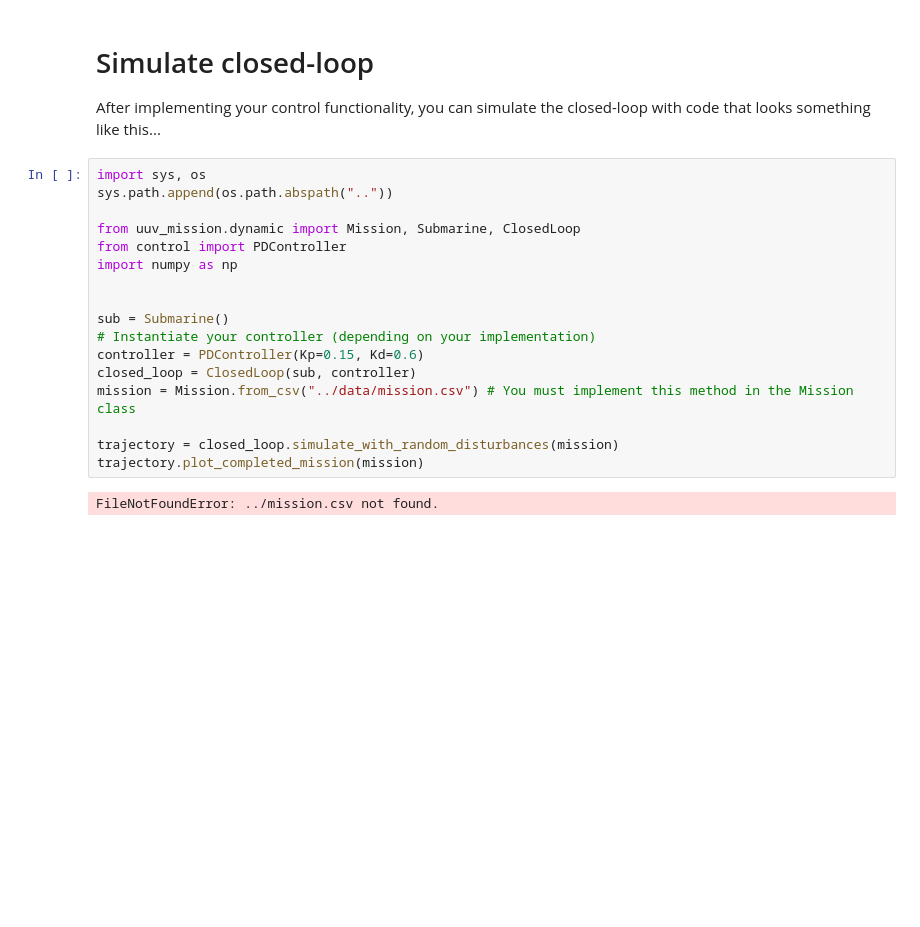
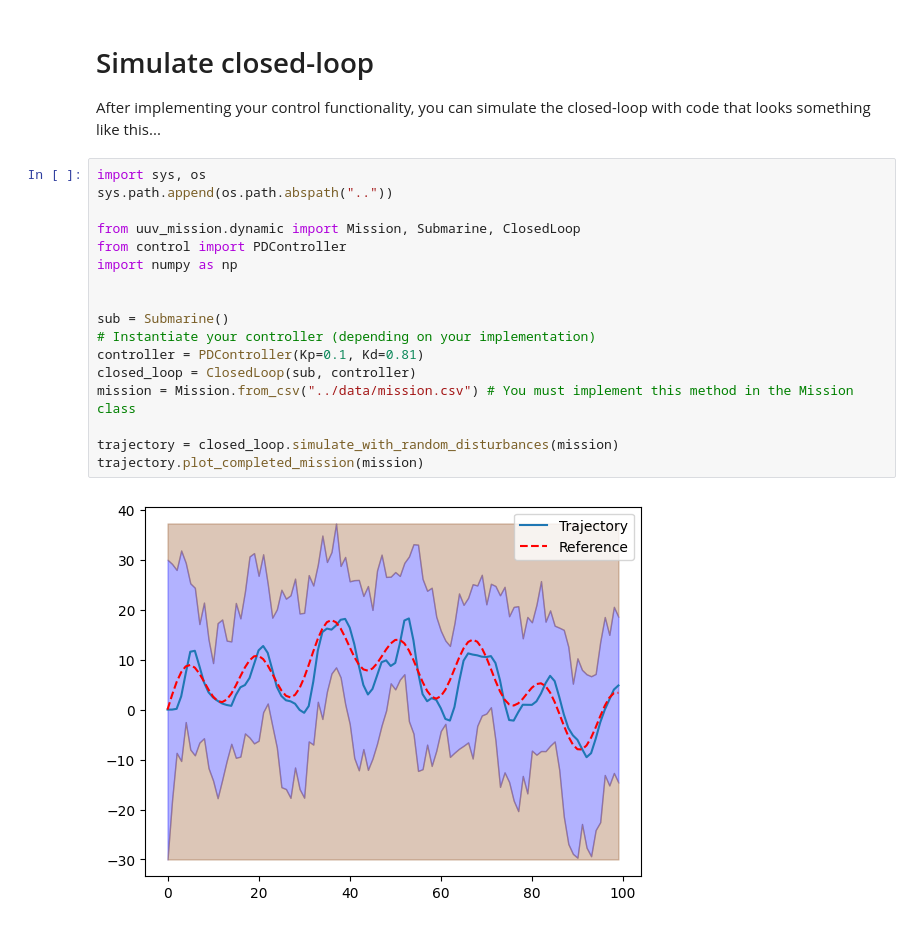
Before and after one commit to TommyBromage/b1-coding-practical-mt24, a Jupyter notebook: notebooks/demo.ipynb, the cells around one changed output. Drawn from its saved outputs; the diff is of its cells as text; blank space fills up the shorter version.

```diff
--- a/notebooks/demo.ipynb
+++ b/notebooks/demo.ipynb
@@ -12,19 +12,19 @@ After implementing your control functionality, you can simulate the closed-loop
 # %%
 import sys, os
 sys.path.append(os.path.abspath(".."))
 
 from uuv_mission.dynamic import Mission, Submarine, ClosedLoop
 from control import PDController
 import numpy as np
 
 
 sub = Submarine()
 # Instantiate your controller (depending on your implementation)
-controller = PDController(Kp=0.15, Kd=0.6)
+controller = PDController(Kp=0.1, Kd=0.81)
 closed_loop = ClosedLoop(sub, controller)
 mission = Mission.from_csv("../data/mission.csv") # You must implement this method in the Mission class
 
 trajectory = closed_loop.simulate_with_random_disturbances(mission)
 trajectory.plot_completed_mission(mission)
 # %% [output]
-FileNotFoundError: ../mission.csv not found.
+[figure, added]
```
Also changed, not shown: parts of 1 cell of this notebook.
